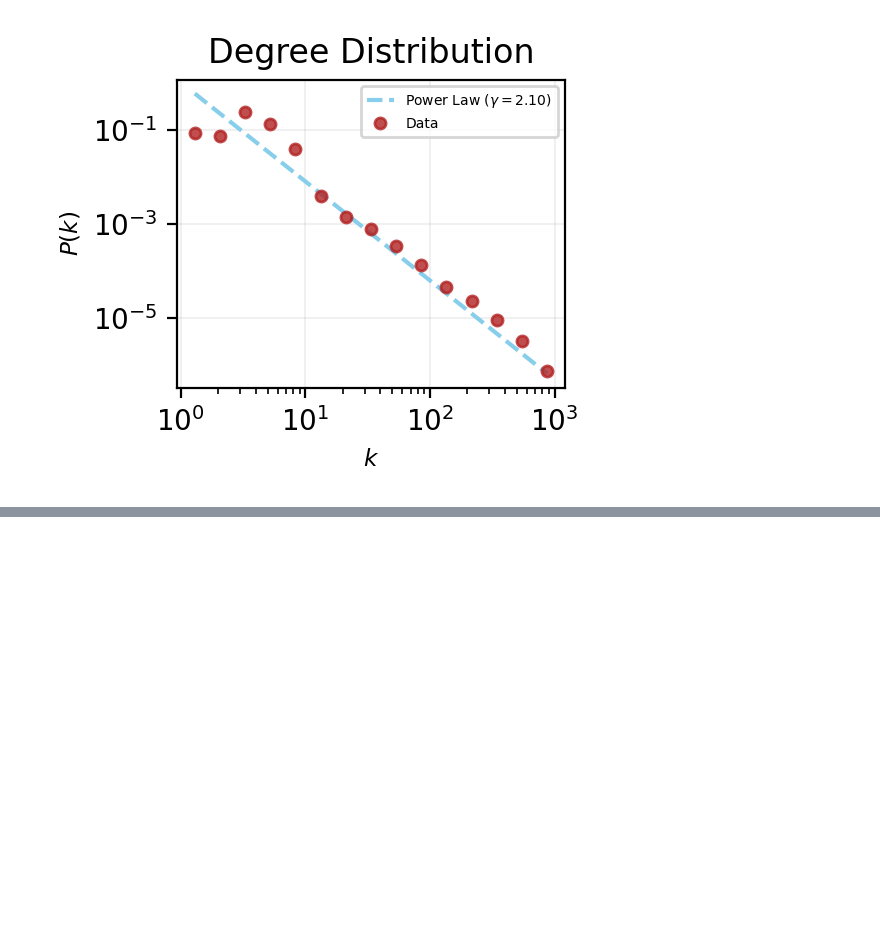
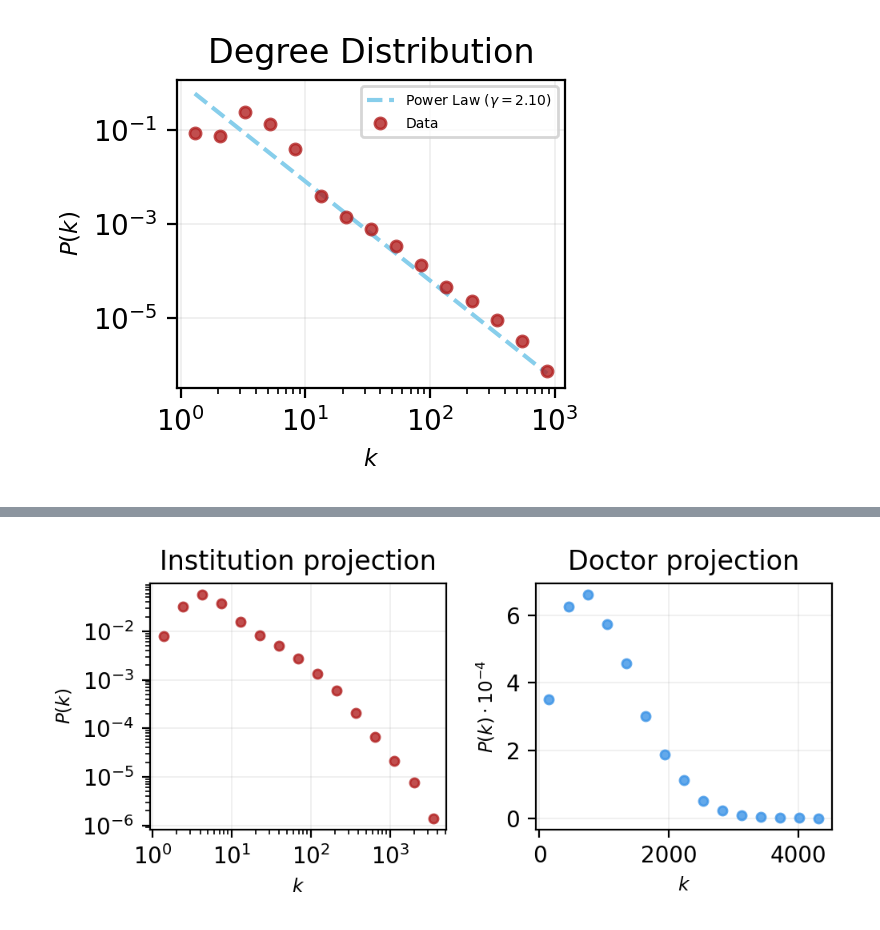
Before and after one commit to nmoghaddas19/physician_trajectories, a Jupyter notebook: code/graph_construction.ipynb, the cells around one changed output, grey strips where cells are left out. Drawn from its saved outputs; the diff is of its cells as text; code cells hidden in the pictures; blank space fills up the shorter version.

Commit message:
created and plotted bipartite projection degrees

```diff
--- a/code/graph_construction.ipynb
+++ b/code/graph_construction.ipynb
@@ -366,0 +380,5 @@ print(len(institutions))
+# %%
+B = G.copy()
+doctors, institutions = nx.bipartite.sets(B)
+projection_institutions = nx.bipartite.projected_graph(B, nodes= institutions, multigraph=True)
+projection_doctors = nx.bipartite.projected_graph(B, nodes= doctors, multigraph=True)
@@ -366,0 +418,37 @@ print(len(institutions))
+# %%
+
+fig, ax = plt.subplots(1,2,figsize=(5.5,2),dpi=200)
+
+# # Define the power law function
+# def power_law(k, C, gamma):
+#     return C * k**(-gamma)
+
+# gamma = 2.1
+# C = 1.0
+
+# # Calculate corresponding y values based on the power law
+# y_power_law = power_law(x, C, gamma)
+
+# ax.loglog(x, y_power_law, '--', color='skyblue', label=r'Power Law ($\gamma = {:.2f}$)'.format(gamma))
+x, y = nh.distributions.degree_distribution(projection_institutions)
+ax[0].loglog(x, y,'o', color='firebrick', alpha=0.8,  ms = 4, label = 'Data')
+
+ax[0].set_xlabel(r"$k$",fontsize='small')
+ax[0].set_ylabel(r"$P(k)$",fontsize='small')
+ax[0].grid(linewidth=0.7, color='#999999', alpha=0.15, linestyle='-')
+ax[0].set_title('Institution projection')
+# ax[0].legend(fontsize=5)
+
+x, y = nh.distributions.degree_distribution(projection_doctors, log_binning=False)
+ax[1].plot(x, y*10000,'o', color='#3c94e7', alpha=0.8,  ms = 4, label = 'Data')
+
+ax[1].set_xlabel(r"$k$",fontsize='small')
+ax[1].set_ylabel(r"$P(k) \cdot 10^{-4}$",fontsize='small')
+ax[1].grid(linewidth=0.7, color='#999999', alpha=0.15, linestyle='-')
+ax[1].set_title('Doctor projection')
+
+plt.subplots_adjust(wspace=0.30, hspace=0.05)
+plt.savefig('../figs/projected_degree_dist.pdf', dpi=425, bbox_inches='tight')
+plt.savefig('../figs/projected_degree_dist.png', dpi=425, bbox_inches='tight')
+# %% [output]
+[figure, added]
```
Also changed, not shown: parts of 9 cells of this notebook, 2 other files.
